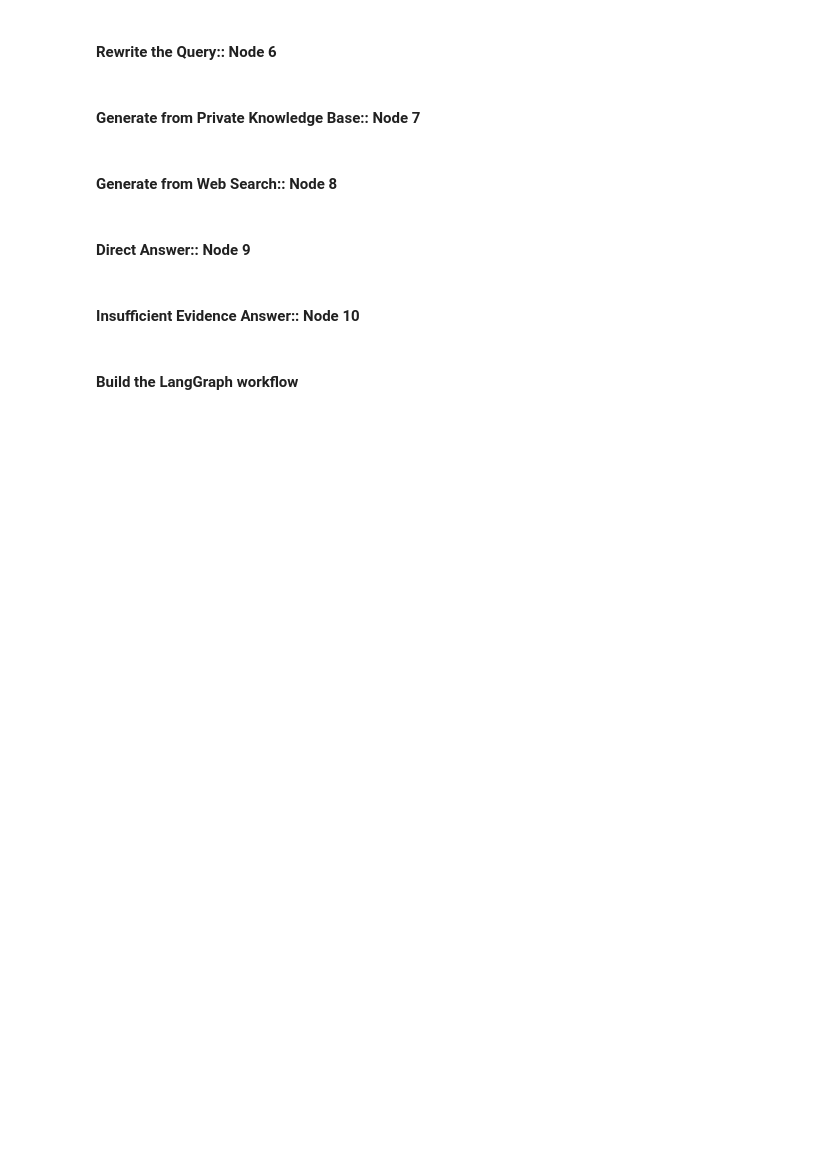
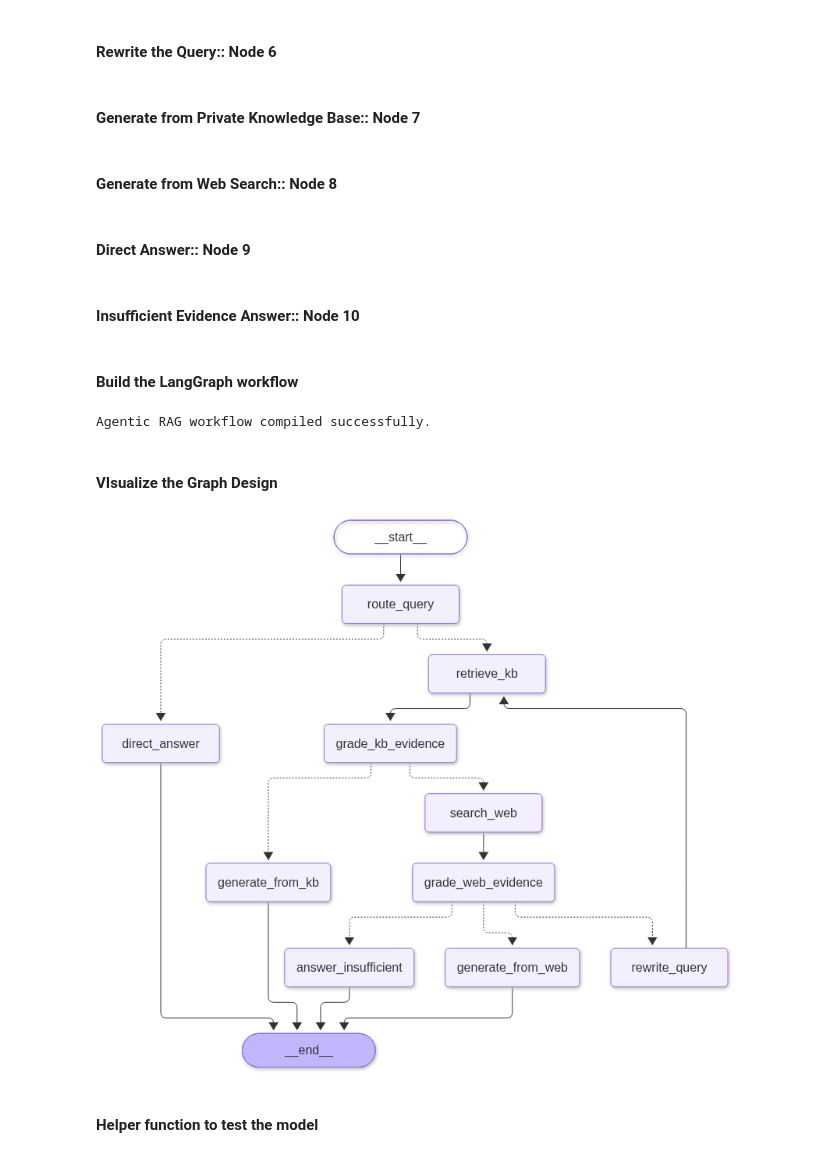
Before and after one commit to Mickey374/agentic-rag-company-knowledge, a Jupyter notebook: rag_backend/agentic_rag.ipynb, the cells around one changed output. Saved outputs shown, nothing was run; the diff lists cells and outputs as text; code cells hidden in the pictures; blank space fills up the shorter version.

Commit message:
Implement code changes to enhance functionality and improve performance

```diff
--- a/rag_backend/agentic_rag.ipynb
+++ b/rag_backend/agentic_rag.ipynb
@@ -399,7 +399,7 @@ def grade_kb_evidence(agent_state: AgentState):
     return {"kb_grade": grading_prompt.grade}
 
 
-def decide_next_step(
+def decide_after_kb_grade(
     agent_state: AgentState,
 ) -> Literal["generate_from_kb", "search_web"]:
     """
@@ -658,0 +655,76 @@ workflow = StateGraph(AgentState)
+# %%
+from langgraph.graph import StateGraph, START, END
+
+workflow = StateGraph(AgentState)
+
+workflow.add_node("route_query", route_query)
+workflow.add_node("retrieve_kb", retrieve_kb)
+workflow.add_node("grade_kb_evidence", grade_kb_evidence)
+workflow.add_node("search_web", search_web)
+workflow.add_node("grade_web_evidence", grade_web_evidence)
+workflow.add_node("rewrite_query", rewrite_query)
+workflow.add_node("generate_from_kb", generate_from_kb)
+workflow.add_node("generate_from_web", generate_from_web)
+workflow.add_node("direct_answer", direct_answer)
+workflow.add_node("answer_insufficient", answer_insufficient)
+
+workflow.add_edge(START, "route_query")
+
+workflow.add_conditional_edges(
+    "route_query",
+    route_after_router_node,
+    {
+
+        "retrieve_kb": "retrieve_kb",
+        "direct_answer": "direct_answer",
+    }
+)
+
+workflow.add_edge("retrieve_kb", "grade_kb_evidence")
+
+workflow.add_conditional_edges(
+    "grade_kb_evidence",
+    decide_after_kb_grade,
+    {
+        "generate_from_kb": "generate_from_kb",
+        "search_web": "search_web",
+    },
+)
+
+workflow.add_edge("search_web", "grade_web_evidence")
+
+workflow.add_conditional_edges(
+    "grade_web_evidence",
+    decide_after_web_grading,
+    {
+        "generate_from_web": "generate_from_web",
+        "rewrite_query": "rewrite_query",
+        "answer_insufficient": "answer_insufficient",
+    },
+)
+
+workflow.add_edge("rewrite_query", "retrieve_kb")
+workflow.add_edge("generate_from_kb", END)
+workflow.add_edge("generate_from_web", END)
+workflow.add_edge("direct_answer", END)
+workflow.add_edge("answer_insufficient", END)
+
+app = workflow.compile()
+
+print("Agentic RAG workflow compiled successfully.")
+# %% [output]
+Agentic RAG workflow compiled successfully.
+# %% [markdown]
+#### VIsualize the Graph Design
+# %%
+from IPython.display import display, Image
+
+try:
+    display(Image(app.get_graph().draw_mermaid_png()))
+except Exception as e:
+    print(f"Error displaying the workflow graph: {e}")
+    print(f"Reason: {str(e)}.")
+# %% [output]
+[figure, added]
+# %% [markdown]
+#### Helper function to test the model
```
Also changed, not shown: parts of 7 cells of this notebook.
